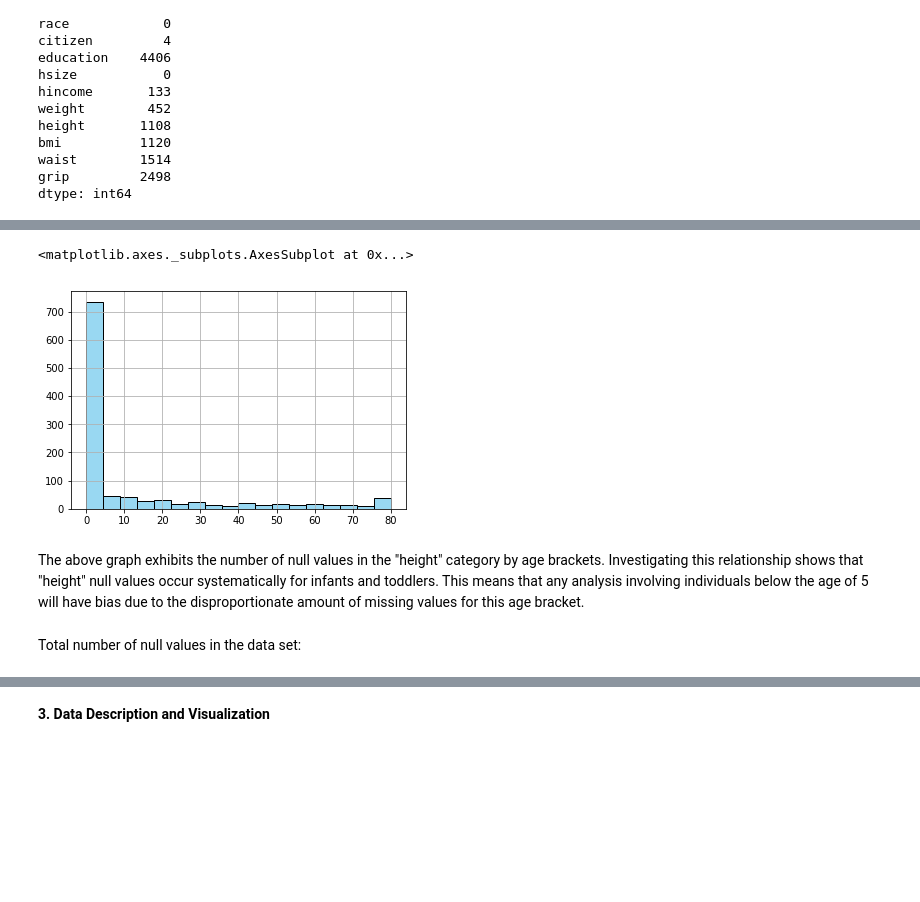
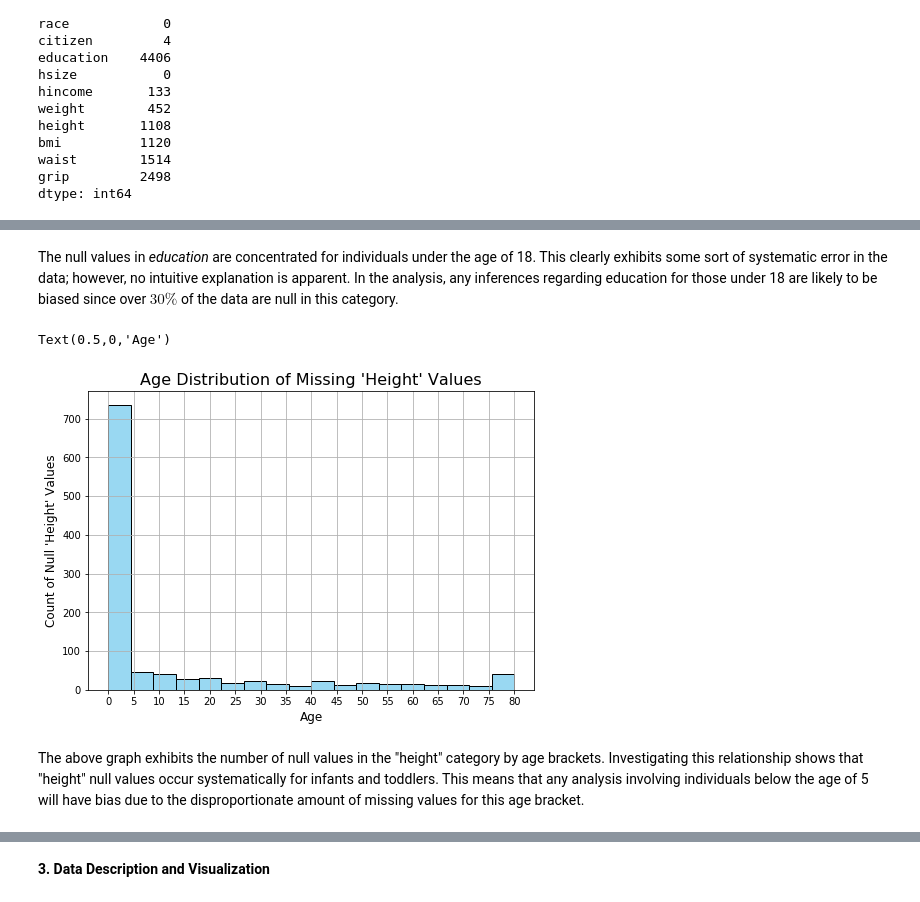
Before and after one commit to asfabiano/byu_econ_applied_machine_learning, a Jupyter notebook: homeworks/Homework_1.ipynb, the cells around one changed output, grey strips where cells are left out. Cells and saved outputs as stored; diff of their text form; code cells hidden in the pictures; blank space fills up the shorter version.

Commit message:
created new file for extra hw 1 practice and completed the data cleaning hw1

```diff
--- a/homeworks/Homework_1.ipynb
+++ b/homeworks/Homework_1.ipynb
@@ -65,10 +65,10 @@ array([  4.,   1.,  nan,   3.,   2.,   5.,   6.,  77.,  99.])
 # %%
-nhanes.drop(['married'], axis=1, inplace=True) ##axis=1 specifies a column
+nhanes.drop(['married','seqn'], axis=1, inplace=True) ##axis=1 specifies a column
 # %% [markdown]
 The variables *weight, height* and *waist* are all in terms of the metric system. For the sake of familiarity, they will be converted to our inferior native language, the standard system.
 # %%
-nhanes.weight = (nhanes.weight*2.20462).round(2) ## kg to pounds
-nhanes.height = (nhanes.height/30.48).round(2) ## centimeters to feet
-nhanes.waist = (nhanes.waist/2.54).round(2) ## centimeters to inches
+nhanes.weight = (nhanes.weight*2.20462).round(0) ## kg to pounds
+nhanes.height = (nhanes.height/2.54).round(1) ## centimeters to inches
+nhanes.waist = (nhanes.waist/2.54).round(1) ## centimeters to inches
 nhanes.head()
 # %% [output]
@@ -110,10 +125,14 @@ plt.show()
+# %% [markdown]
+The null values in *education* are concentrated for individuals under the age of 18. This clearly exhibits some sort of systematic error in the data; however, no intuitive explanation is apparent. In the analysis, any inferences regarding education for those under 18 are likely to be biased since over $30\%$ of the data are null in this category.
 # %%
-nhanes[nhanes['height'].isnull()]['age'].hist(bins = 18, color ="#99D8F2", edgecolor = "black")
+nhanes[nhanes['height'].isnull()]['age'].hist(bins = 18, color ="#99D8F2", edgecolor = "black", figsize = (8,5.5))
+plt.xticks(np.arange(0,85,5))
+plt.title("Age Distribution of Missing 'Height' Values", fontsize=16)
+plt.ylabel("Count of Null 'Height' Values", fontsize = 12)
+plt.xlabel("Age", fontsize = 12)
 ##nhanes[nhanes['height'].isnull()][['height','age']] ## shows ages where height = null
 # %% [output]
-<matplotlib.axes._subplots.AxesSubplot at 0x...>
+Text(0.5,0,'Age')
-[figure, old version]
+[figure, new version]
 # %% [markdown]
 The above graph exhibits the number of null values in the "height" category by age brackets. Investigating this relationship shows that "height" null values occur systematically for infants and toddlers. This means that any analysis involving individuals below the age of 5 will have bias due to the disproportionate amount of missing values for this age bracket.
-# %% [markdown]
-Total number of null values in the data set:
```
Also changed, not shown: parts of 19 cells of this notebook, 1 other file.
